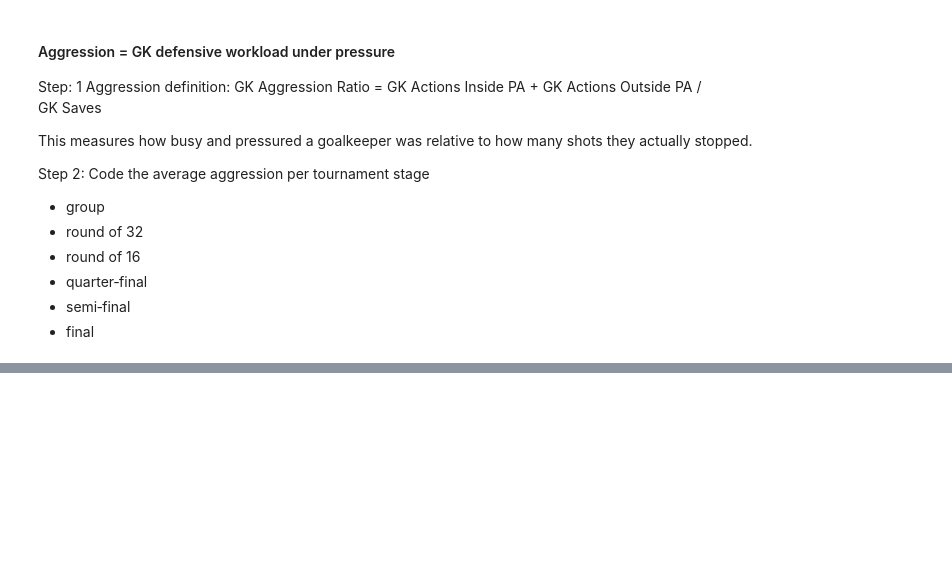
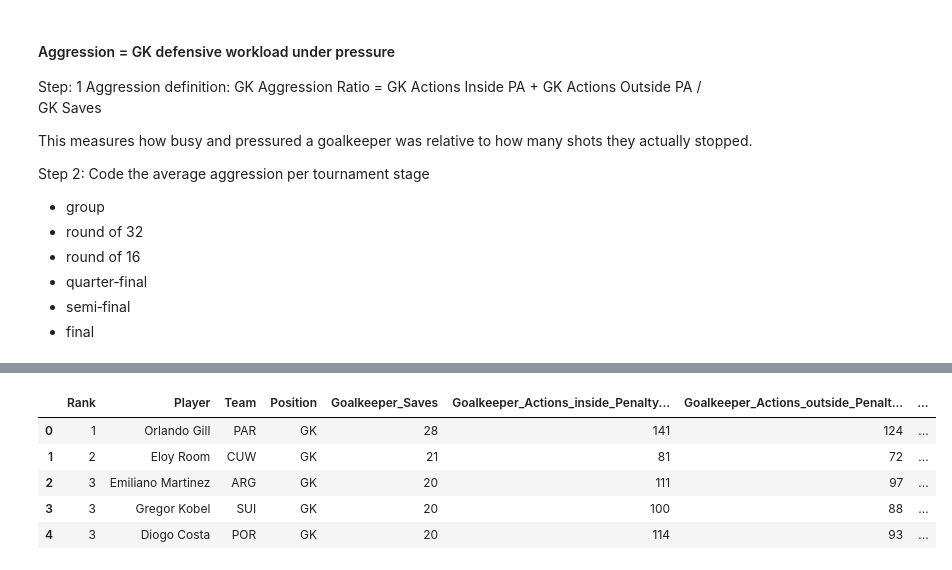
Before and after one commit to DanDooLoo/HIT140_Assessment-2_Group23, a Jupyter notebook: GkAggressionPerStage.ipynb, the cells around one changed output, grey strips where cells are left out. Saved outputs shown, nothing was run; the diff lists cells and outputs as text; code cells hidden in the pictures; blank space fills up the shorter version.

```diff
--- a/GkAggressionPerStage.ipynb
+++ b/GkAggressionPerStage.ipynb
@@ -45,0 +64,9 @@ FileNotFoundError: [Errno 2] No such file or directory: 'teams.csv'
+# %%
+gk_stats.head()
+# %% [output]
+|  | Rank | Player | Team | Position | Goalkeeper_Saves | Goalkeeper_Actions_inside_Penalty... | Goalkeeper_Actions_outside_Penalt... | ... |
+| 0 | 1 | Orlando Gill | PAR | GK | 28 | 141 | 124 | ... |
+| 1 | 2 | Eloy Room | CUW | GK | 21 | 81 | 72 | ... |
+| 2 | 3 | Emiliano Martinez | ARG | GK | 20 | 111 | 97 | ... |
+| 3 | 3 | Gregor Kobel | SUI | GK | 20 | 100 | 88 | ... |
+| 4 | 3 | Diogo Costa | POR | GK | 20 | 114 | 93 | ... |
```
Also changed, not shown: parts of 16 cells of this notebook, 3 other files.
